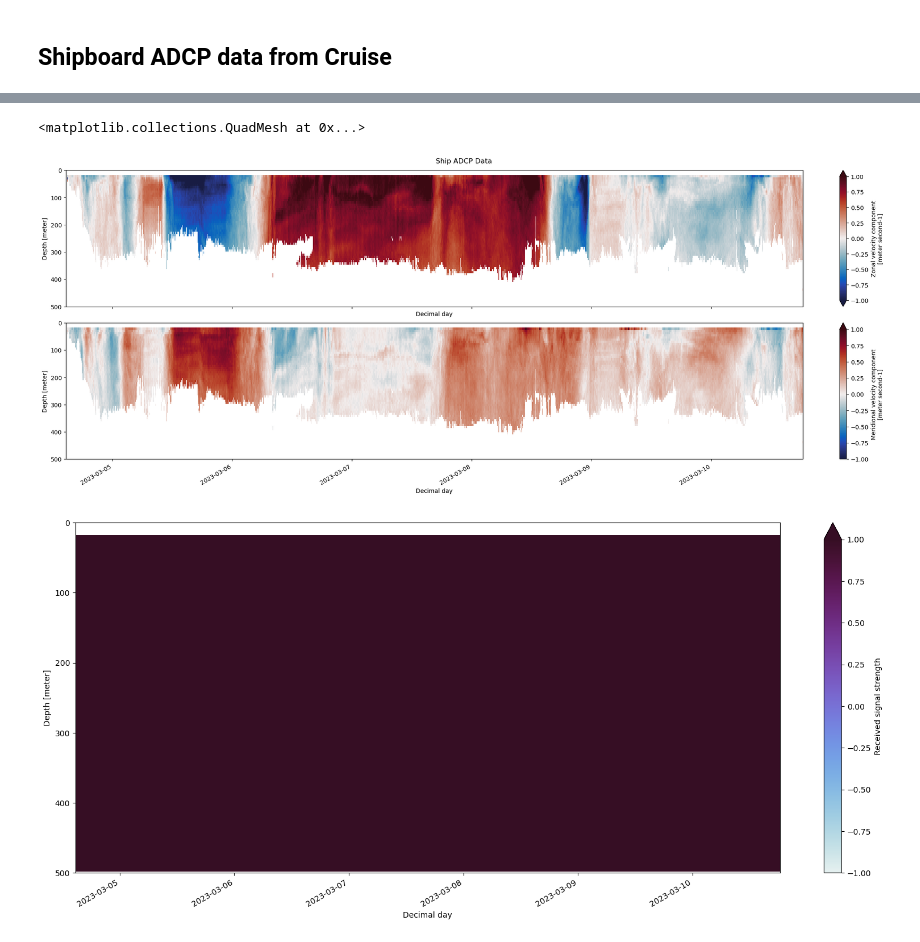
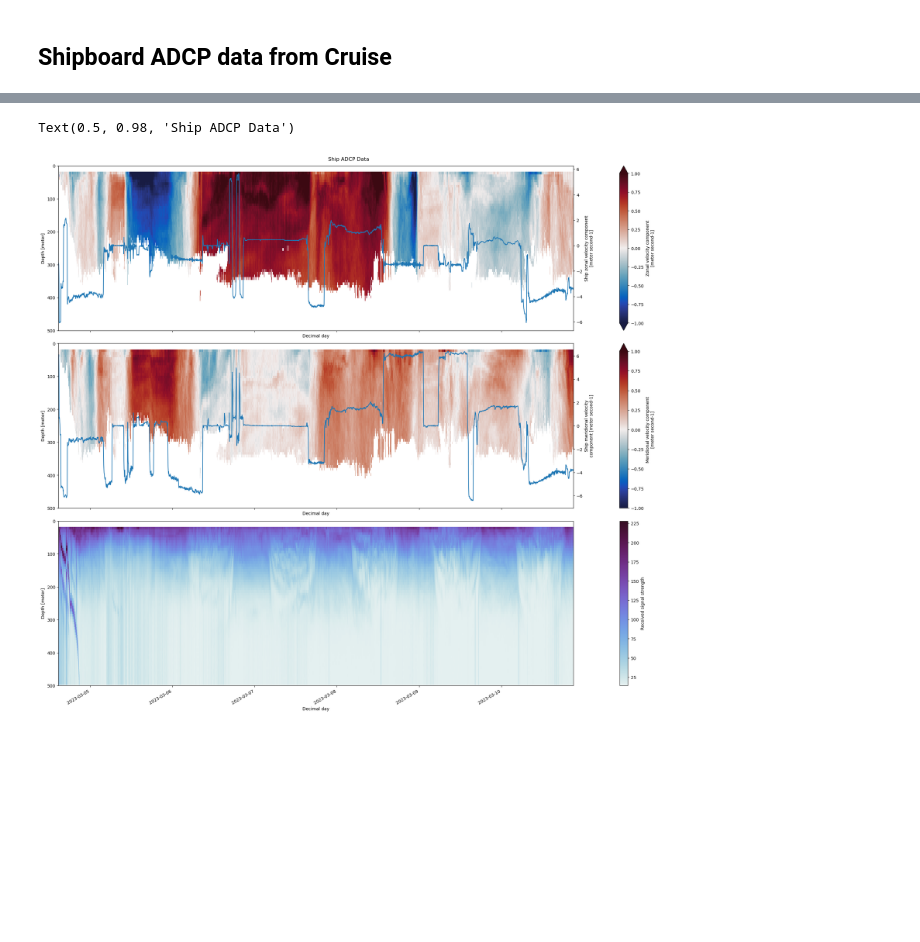
Before and after one commit to palomacartwright/quicche_adcp, a Jupyter notebook: quicche_adcp_onboard.ipynb, the cells around one changed output, grey strips where cells are left out. Saved outputs shown, nothing was run; the diff lists cells and outputs as text; code cells hidden in the pictures; blank space fills up the shorter version.

```diff
--- a/quicche_adcp_onboard.ipynb
+++ b/quicche_adcp_onboard.ipynb
@@ -39,21 +21,22 @@ Data variables: (12/14)
 ds['depth'] = ds['depth'].isel(time=0)
 ds = ds.swap_dims({"depth_cell":"depth"})
 # %%
-fig, (ax,bx) = plt.subplots(2, 1, figsize=(20,8), sharex= True, constrained_layout = True)
+fig, (ax, bx, cx) = plt.subplots(3, 1, figsize=(20,18), sharex= True, constrained_layout = True)
 
 var = ['u', 'v']
 
 for i, vari in enumerate(var):
-    ds[vari].plot(y="depth", ylim=(500,0), vmin=-1, vmax=1, cmap="cmo.balance", ax=[ax,bx][i])
+    ds[vari].plot(y="depth", ylim=(500,0), vmin=-1, vmax=1, cmap="cmo.balance", ax=[ax, bx][i])
 
+ds["amp"].plot(y="depth", ylim=(500,0), cmap="cmo.dense", ax=cx)
+dx = ax.twinx()
+ds["uship"].plot(ax=dx)
+ex = bx.twinx()
+ds["vship"].plot(ax=ex)
 fig.suptitle("Ship ADCP Data")
-
-fig2, ax2 = plt.subplots(1, 1, figsize=(20,8))
-ds["amp"].plot(y="depth", ylim=(500,0), vmin=-1, vmax=1, cmap="cmo.dense", ax=ax2)
 # %% [output]
-<matplotlib.collections.QuadMesh at 0x...>
+Text(0.5, 0.98, 'Ship ADCP Data')
-[figure, old version]
+[figure, new version]
-[figure, removed]
 # %%
 fig, ax = plt.subplots(figsize=(10,10), subplot_kw={"projection":ccrs.PlateCarree()})
 ax.plot(ds.lon, ds.lat, c="darkgrey")
```
Also changed, not shown: parts of 2 cells of this notebook.
